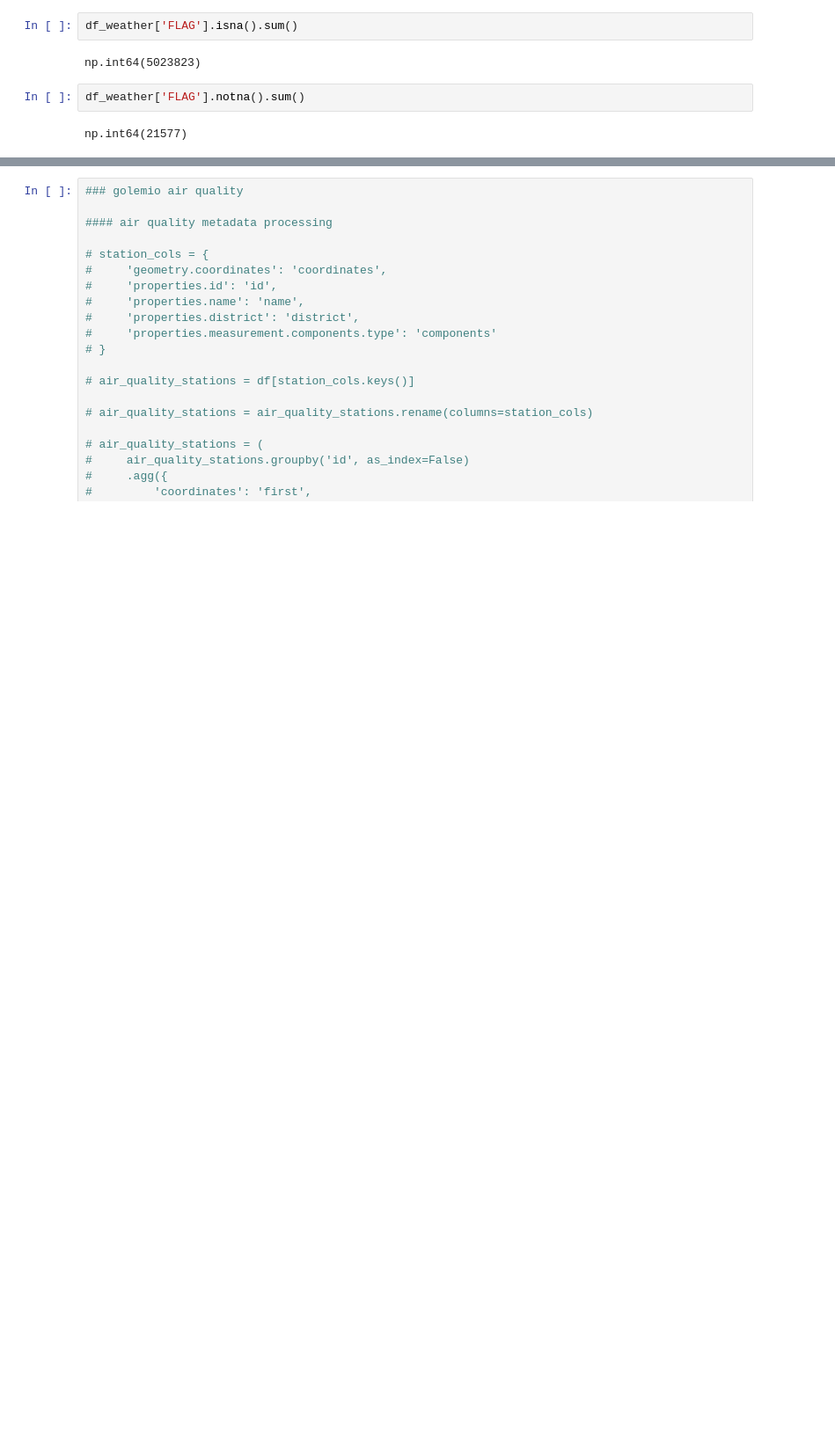
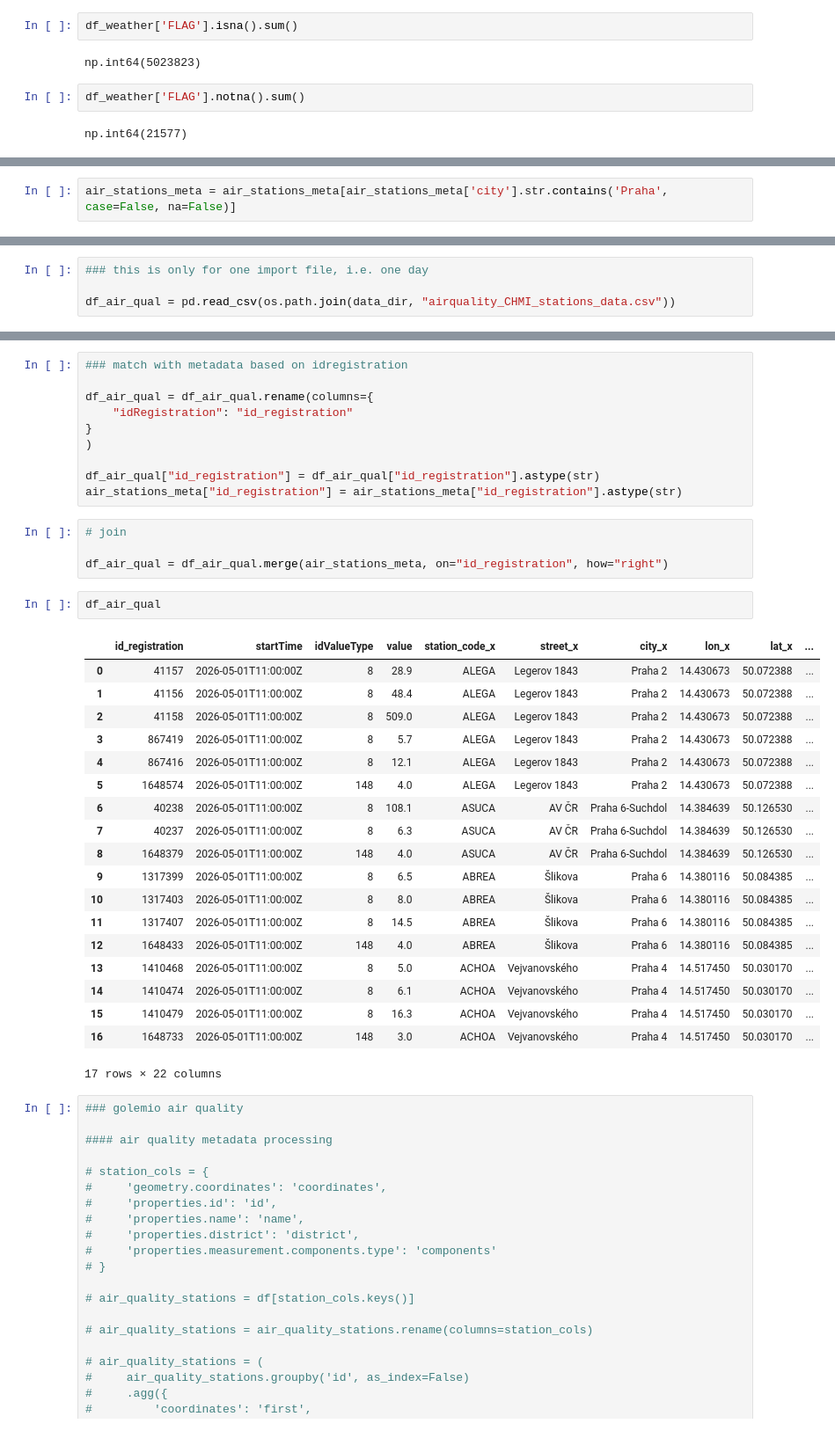
Before and after one commit to jayjay7788/Data-Processing-in-Python---Project, a Jupyter notebook: notebooks/data processing draft.ipynb, the cells around one changed output, grey strips where cells are left out. Shown at 88% size. Saved outputs shown, nothing was run; the diff lists cells and outputs as text; blank space fills up the shorter version.

Commit message:
Update data processing draft.ipynb
Prepare matching data and metadata for both weather and air quality CHMI datasets.

```diff
--- a/notebooks/data processing draft.ipynb
+++ b/notebooks/data processing draft.ipynb
@@ -130,0 +260,2 @@ df_weather['ELEMENT_NAME'] = df_weather['ELEMENT'].map(chmi_vars_dict)
+# %%
+air_stations_meta = air_stations_meta[air_stations_meta['city'].str.contains('Praha', case=False, na=False)]
@@ -130,0 +283,4 @@ df_weather['ELEMENT_NAME'] = df_weather['ELEMENT'].map(chmi_vars_dict)
+# %%
+### this is only for one import file, i.e. one day
+
+df_air_qual = pd.read_csv(os.path.join(data_dir, "airquality_CHMI_stations_data.csv"))
@@ -131,3 +303,39 @@ df_weather['ELEMENT_NAME'] = df_weather['ELEMENT'].map(chmi_vars_dict)
+# %%
+### match with metadata based on idregistration
+
+df_air_qual = df_air_qual.rename(columns={
+    "idRegistration": "id_registration"
+}
+)
+
+df_air_qual["id_registration"] = df_air_qual["id_registration"].astype(str)
+air_stations_meta["id_registration"] = air_stations_meta["id_registration"].astype(str)
+# %%
+# join
+
+df_air_qual = df_air_qual.merge(air_stations_meta, on="id_registration", how="right")
+# %%
+df_air_qual
+# %% [output]
+|  | id_registration | startTime | idValueType | value | station_code_x | street_x | city_x | lon_x | lat_x | ... |
+| 0 | 41157 | 2026-05-01T11:00:00Z | 8 | 28.9 | ALEGA | Legerov 1843 | Praha 2 | 14.430673 | 50.072388 | ... |
+| 1 | 41156 | 2026-05-01T11:00:00Z | 8 | 48.4 | ALEGA | Legerov 1843 | Praha 2 | 14.430673 | 50.072388 | ... |
+| 2 | 41158 | 2026-05-01T11:00:00Z | 8 | 509.0 | ALEGA | Legerov 1843 | Praha 2 | 14.430673 | 50.072388 | ... |
+| 3 | 867419 | 2026-05-01T11:00:00Z | 8 | 5.7 | ALEGA | Legerov 1843 | Praha 2 | 14.430673 | 50.072388 | ... |
+| 4 | 867416 | 2026-05-01T11:00:00Z | 8 | 12.1 | ALEGA | Legerov 1843 | Praha 2 | 14.430673 | 50.072388 | ... |
+| 5 | 1648574 | 2026-05-01T11:00:00Z | 148 | 4.0 | ALEGA | Legerov 1843 | Praha 2 | 14.430673 | 50.072388 | ... |
+| 6 | 40238 | 2026-05-01T11:00:00Z | 8 | 108.1 | ASUCA | AV ČR | Praha 6-Suchdol | 14.384639 | 50.126530 | ... |
+| 7 | 40237 | 2026-05-01T11:00:00Z | 8 | 6.3 | ASUCA | AV ČR | Praha 6-Suchdol | 14.384639 | 50.126530 | ... |
+| 8 | 1648379 | 2026-05-01T11:00:00Z | 148 | 4.0 | ASUCA | AV ČR | Praha 6-Suchdol | 14.384639 | 50.126530 | ... |
+| 9 | 1317399 | 2026-05-01T11:00:00Z | 8 | 6.5 | ABREA | Šlikova | Praha 6 | 14.380116 | 50.084385 | ... |
+| 10 | 1317403 | 2026-05-01T11:00:00Z | 8 | 8.0 | ABREA | Šlikova | Praha 6 | 14.380116 | 50.084385 | ... |
+| 11 | 1317407 | 2026-05-01T11:00:00Z | 8 | 14.5 | ABREA | Šlikova | Praha 6 | 14.380116 | 50.084385 | ... |
+| 12 | 1648433 | 2026-05-01T11:00:00Z | 148 | 4.0 | ABREA | Šlikova | Praha 6 | 14.380116 | 50.084385 | ... |
+| 13 | 1410468 | 2026-05-01T11:00:00Z | 8 | 5.0 | ACHOA | Vejvanovského | Praha 4 | 14.517450 | 50.030170 | ... |
+| 14 | 1410474 | 2026-05-01T11:00:00Z | 8 | 6.1 | ACHOA | Vejvanovského | Praha 4 | 14.517450 | 50.030170 | ... |
+| 15 | 1410479 | 2026-05-01T11:00:00Z | 8 | 16.3 | ACHOA | Vejvanovského | Praha 4 | 14.517450 | 50.030170 | ... |
+| 16 | 1648733 | 2026-05-01T11:00:00Z | 148 | 3.0 | ACHOA | Vejvanovského | Praha 4 | 14.517450 | 50.030170 | ... |
+17 rows × 22 columns
 # %%
 ### golemio air quality
 
```
Also changed, not shown: parts of 17 cells of this notebook.
